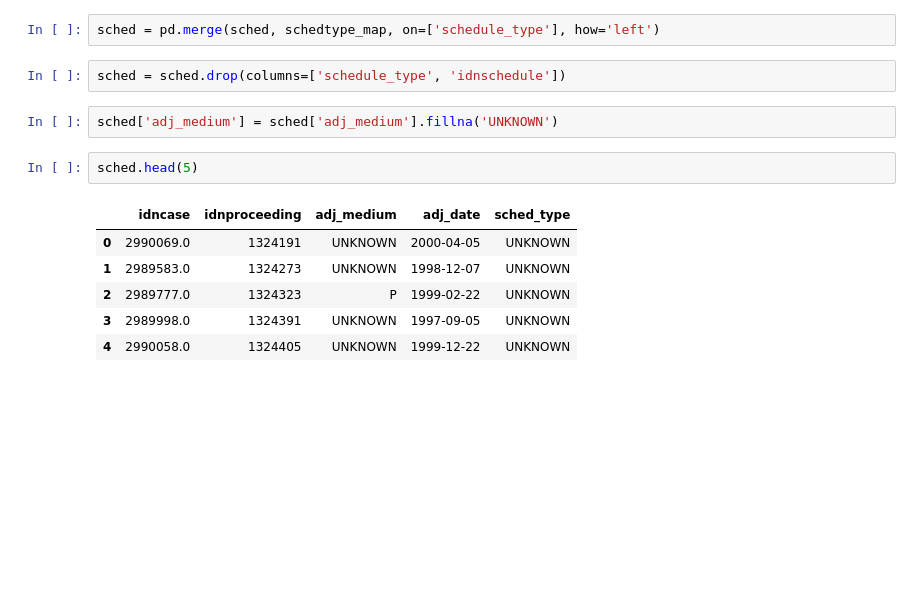
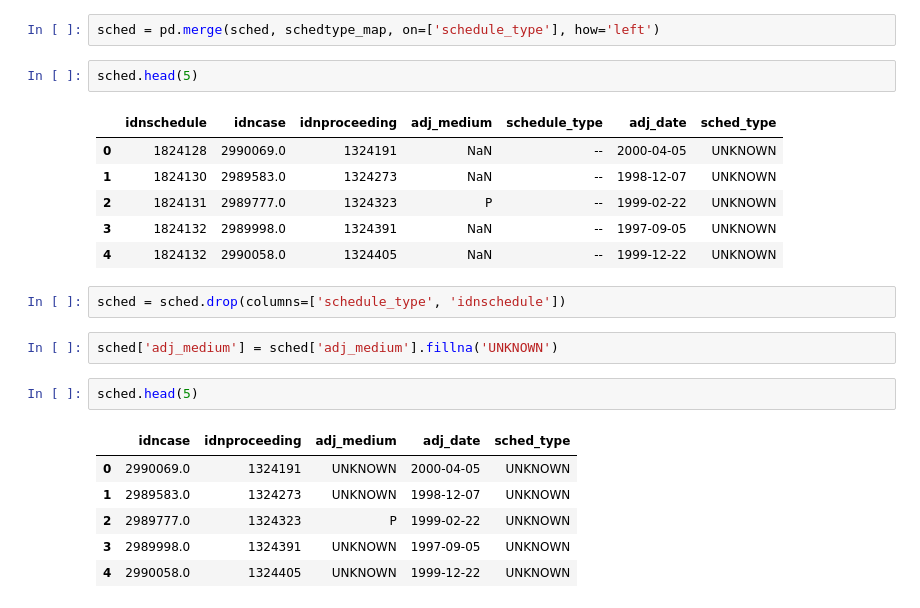
Before and after one commit to aspenyoo/refugees, a Jupyter notebook: Cleaning Schedule.ipynb, the cells around one changed output. Cells and saved outputs as stored; diff of their text form; blank space fills up the shorter version.

```diff
--- a/Cleaning Schedule.ipynb
+++ b/Cleaning Schedule.ipynb
@@ -95,5 +117,14 @@ schedtype_map['schedule_type'] = schedtype_map['schedule_type'].astype('str').st
 # %%
 sched = pd.merge(sched, schedtype_map, on=['schedule_type'], how='left')
+# %%
+sched.head(5)
+# %% [output]
+|  | idnschedule | idncase | idnproceeding | adj_medium | schedule_type | adj_date | sched_type |
+| 0 | 1824128 | 2990069.0 | 1324191 | NaN | -- | 2000-04-05 | UNKNOWN |
+| 1 | 1824130 | 2989583.0 | 1324273 | NaN | -- | 1998-12-07 | UNKNOWN |
+| 2 | 1824131 | 2989777.0 | 1324323 | P | -- | 1999-02-22 | UNKNOWN |
+| 3 | 1824132 | 2989998.0 | 1324391 | NaN | -- | 1997-09-05 | UNKNOWN |
+| 4 | 1824132 | 2990058.0 | 1324405 | NaN | -- | 1999-12-22 | UNKNOWN |
 # %%
 sched = sched.drop(columns=['schedule_type', 'idnschedule'])
 # %%
```
Also changed, not shown: parts of 8 cells of this notebook, 2 other files.
